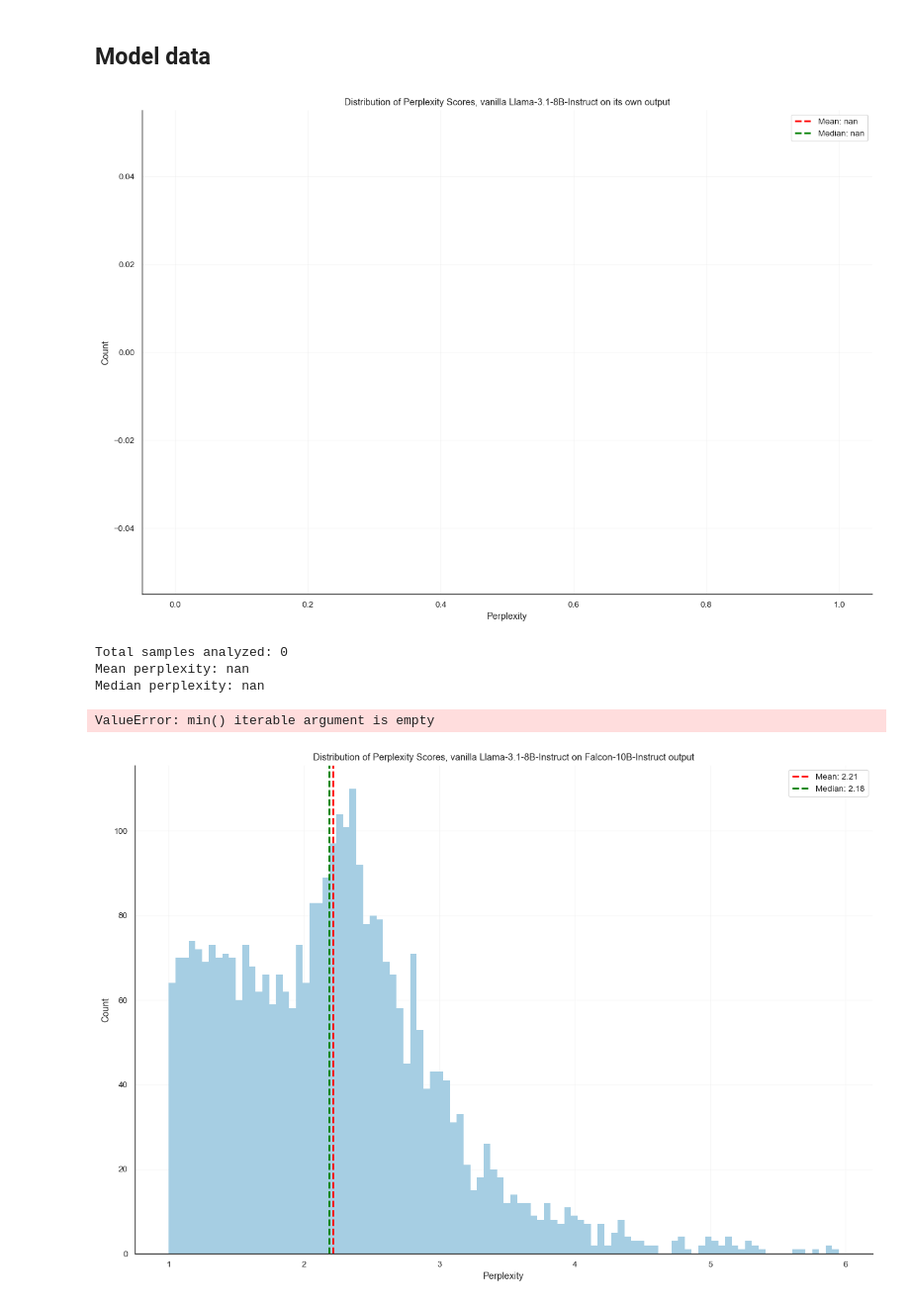
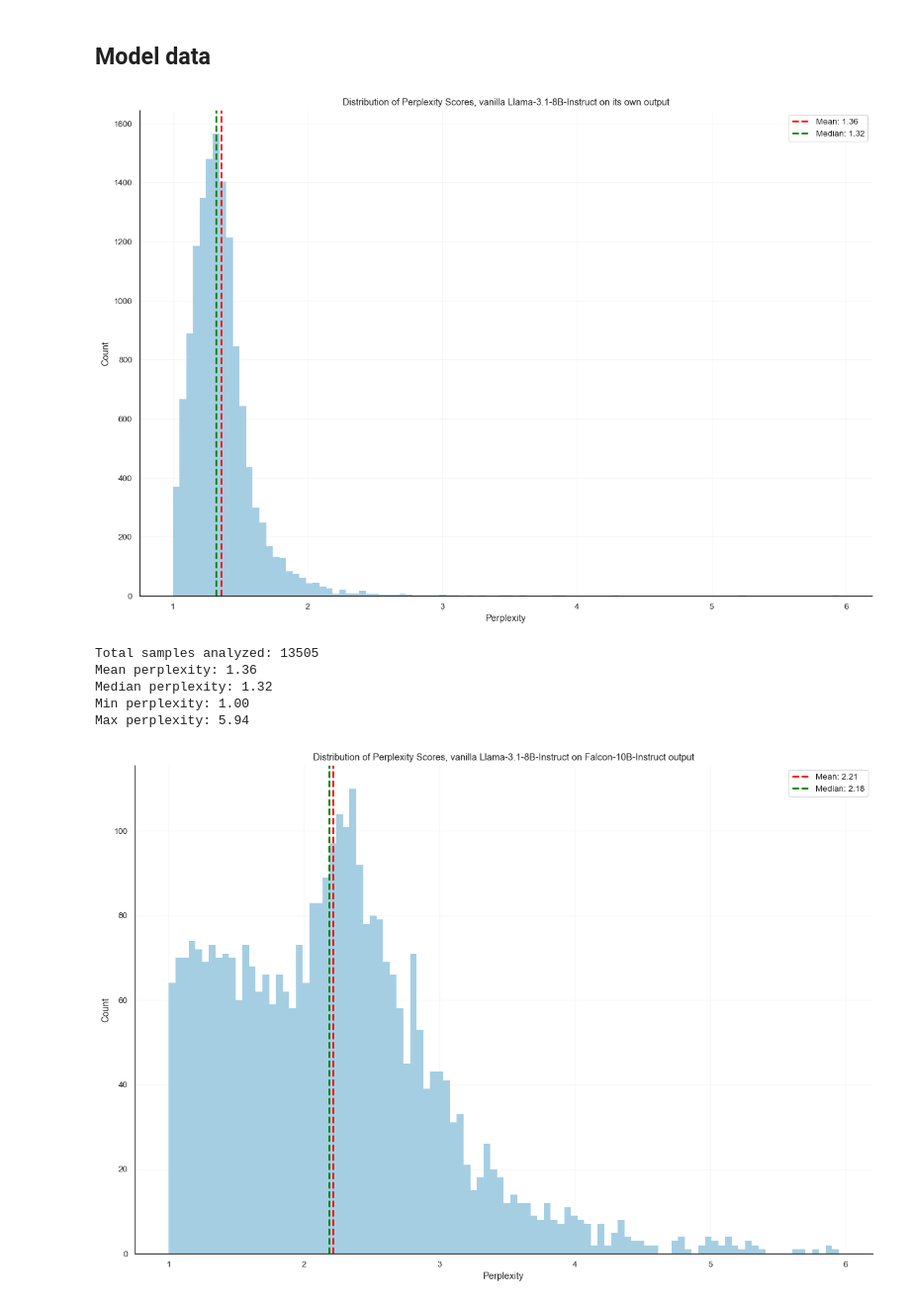
Before and after one commit to maxschaffelder/synthetic_data_diversity, a Jupyter notebook: data_analysis/perplexity/perplexity.ipynb, the cells around one changed output. Shown at 99% size. Drawn from its saved outputs; the diff is of its cells as text; code cells hidden in the pictures.

Commit message:
fix data path for perplexity files

```diff
--- a/data_analysis/perplexity/perplexity.ipynb
+++ b/data_analysis/perplexity/perplexity.ipynb
@@ -635,6 +635,8 @@ datasets_to_process = [
     ("Mistral_medium", mistral_medium_data)
 ]
 
+all_medium_perplexities = []
+
 # --- Calculate Statistics ---
 
 stats_by_model = {}
@@ -643,6 +645,7 @@ print("Calculating statistics for each model...")
 for model_name, data_list in datasets_to_process:
     # Extract the perplexity values from the list of dictionaries
     perplexities = [entry['perplexity'] for entry in data_list if 'perplexity' in entry]
+    all_medium_perplexities.extend(perplexities)
 
     if not perplexities:
         print(f"Warning: No perplexity values found for {model_name}.")
@@ -675,6 +678,8 @@ if stats_by_model:
     display(stats_df)
 else:
     print("\nNo statistics were calculated.")
+
+print("Median perplexity for medium non-target models:", np.median(np.array(all_medium_perplexities)))
 # %% [output]
 Calculating statistics for each model...
 - Processed Command_medium (3378 values)
@@ -813,8 +805,8 @@ Saved statistics to: /Users/maxschaffelder/Desktop/Thesis/data/data_analysis/per
 # %% [markdown]
 ## Model data
 # %%
-# Get all perplexity files
-ppl_files = glob.glob("/Users/maxschaffelder/Desktop/Thesis/data/analysis/perplexity/llama_small/*Llama_small_PPL.jsonl")
+# Get all Llama small perplexity files
+ppl_files = glob.glob("/Users/maxschaffelder/Desktop/Thesis/data/data_analysis/perplexity/llama_small/*Llama_small_PPL.jsonl")
 
 
 # Extract perplexity values
@@ -824,38 +816,39 @@ for file in ppl_files:
         for line in f:
             data = json.loads(line)
             data = data["token_probabilities_Llama-3.1-8B-Instruct"]
             if 'perplexity' in data:
                 all_perplexities.append(data['perplexity'])
 
 
 # Create histogram
 plt.figure(figsize=(15,10))
 plt.hist(all_perplexities, bins=100, color='#a6cee3', edgecolor='none')
 plt.title('Distribution of Perplexity Scores, vanilla Llama-3.1-8B-Instruct on its own output')
 plt.xlabel('Perplexity')
 plt.ylabel('Count')
 plt.grid(True, alpha=0.3)
 
 # Add mean and median lines
 plt.axvline(np.mean(all_perplexities), color='red', linestyle='dashed', linewidth=2, label=f'Mean: {np.mean(all_perplexities):.2f}')
 plt.axvline(np.median(all_perplexities), color='green', linestyle='dashed', linewidth=2, label=f'Median: {np.median(all_perplexities):.2f}')
 plt.legend()
 
 #plt.savefig("../plots/perplexity/llama_small_ppl_own_output.png")
 
 plt.show()
 
 print(f"Total samples analyzed: {len(all_perplexities)}")
 print(f"Mean perplexity: {np.mean(all_perplexities):.2f}")
 print(f"Median perplexity: {np.median(all_perplexities):.2f}")
 print(f"Min perplexity: {min(all_perplexities):.2f}")
 print(f"Max perplexity: {max(all_perplexities):.2f}")
 # %% [output]
-[figure, old version]
+[figure, new version]
-Total samples analyzed: 0
-Mean perplexity: nan
-Median perplexity: nan
+Total samples analyzed: 13505
+Mean perplexity: 1.36
+Median perplexity: 1.32
+Min perplexity: 1.00
+Max perplexity: 5.94
-ValueError: min() iterable argument is empty
 # %%
 # For single files
 outliers = dict()
```
Also changed, not shown: parts of 5 cells of this notebook.
